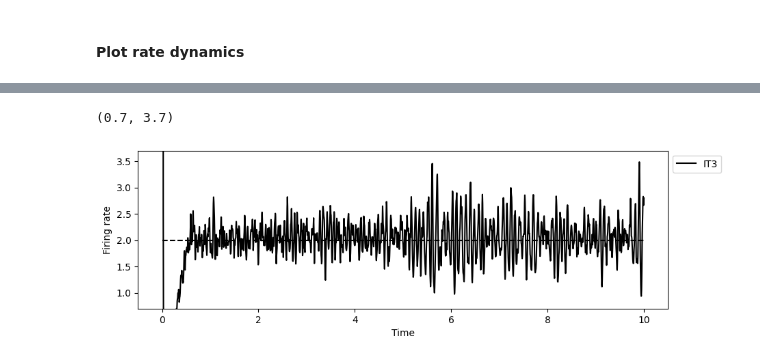
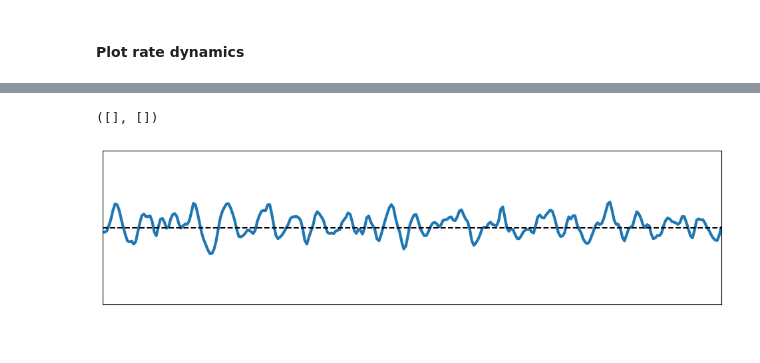
Before and after one commit to niknovikov19/A1-OUinp, a Jupyter notebook: exp_configs/batch_rxbkg_state1_mech1/net_newsec_ee_fade_var_seed/compare_rates.ipynb, the cells around one changed output, grey strips where cells are left out. Saved outputs shown, nothing was run; the diff lists cells and outputs as text; code cells hidden in the pictures.

```diff
--- a/exp_configs/batch_rxbkg_state1_mech1/net_newsec_ee_fade_var_seed/compare_rates.ipynb
+++ b/exp_configs/batch_rxbkg_state1_mech1/net_newsec_ee_fade_var_seed/compare_rates.ipynb
@@ -28,7 +28,7 @@ exp_names_sub = {
     #'full': 'exp_ctx_ee_1_nseed_15_t_7.0_10.0_wmult_0.25_ee_0.5',
     #'ee_surr': 'exp_ctx_ee_0_nseed_5_t_7.0_10.0_wmult_0.25_ee_0.5',
     #'ee_fade': 'exp_ctx_ee_fade_nseed_15_t_7.0_10.0_wmult_0.25_ee_0.5',
-    'thal_unconn': 'exp_thal_unconn_nseed_15_t_7.0_10.0_wmult_0.25_ee_0.5',
+    #'thal_unconn': 'exp_thal_unconn_nseed_15_t_7.0_10.0_wmult_0.25_ee_0.5',
     #'thal_ee_surr': 'exp_thal_ee_0_nseed_15_t_7.0_10.0_wmult_0.25_ee_0.5',
     #'re_tc_surr': 'exp_thal_ire_tc_0_nseed_15_t_7.0_10.0_wmult_0.25_ee_0.5',
     #'thal_any_tc_surr': 'exp_thal_pe_0_nseed_15_t_7.0_10.0_wmult_0.25_ee_0.5',
@@ -58,6 +58,15 @@ exp_names_sub = {
     #'a1_ee_fade': 'net_newsec_ctrl_var_seed/exp_a1_ee_fade_ictrl_0_nseed_15_t_10.0_15.0_wmult_0.25_ee_0.5',
     #'a1_full_thal_ictrl': 'net_newsec_ctrl_var_seed/exp_a1_full_nseed_15_t_10.0_15.0_ictrl_wmult_0.25_ee_0.5',
     #'a1_full': 'net_newsec_ctrl_var_seed/exp_a1_ee_full_ictrl_0_nseed_15_t_10.0_15.0_wmult_0.25_ee_0.5',
+    ###
+    #'a1_ee_fade_1': 'net_newsec_ctrl_var_seed/exp_a1_ee_fade_nseed_15_t_10.0_15.0_ictrl_wmult_0.25_ee_0.5',
+    'a1_ee_fade_0': 'net_newsec_var_seed/exp_a1_ee_fade_nseed_3_t_15.0_20.0_ictrl_wmult_0.25_ee_0.5',
+    'a1_ee_fade': 'net_newsec_var_seed/exp_a1_ee_fade_nseed_15_t_15.0_20.0_ictrl_wmult_0.25_ee_0.5',
+    #'a1_ee_0': 'net_newsec_var_seed/exp_a1_ee_0_nseed_3_t_15.0_20.0_ictrl_wmult_0.25_ee_0.5',
+    #'a1_ee_1': 'net_newsec_var_seed/exp_a1_ee_1_nseed_3_t_15.0_20.0_ictrl_wmult_0.25_ee_0.5',
+    #'a1_ee_1_irem_ire_0': 'net_newsec_ee_fade_var_seed/exp_a1_irem_ire_0_nseed_15_t_10.0_15.0_wmult_0.25_ee_0.5'
+    #'a1_ee_0_irem_ire_0': 'net_newsec_ee_fade_var_seed/exp_a1_ee_0_irem_ire_0_nseed_5_t_7.0_10.0_wmult_0.25_ee_0.5',
+    #'a1_ee_fade_irem_ire_0': 'exp_a1_ee_fade_irem_ire_0_nseed_15_t_10.0_15.0_wmult_0.25_ee_0.5'
 }
 
 # Load target firing rates
@@ -277,0 +619,2 @@ ax.legend()   #title='exp_label')
+# %%
+plt.rcParams['axes.prop_cycle'].by_key()['color']
@@ -281,8 +743,12 @@ ax.legend()   #title='exp_label')
 import pickle
 from analysis.ou_tuning import sim_res_proc_utils as proc
 
-fpath_data = Path('/ddn/niknovikov19/repo/A1_OUinp/exp_results/batch_rxbkg_state1_mech1/net_newsec_ee_fade_var_seed'
+#fpath_data = Path('/ddn/niknovikov19/repo/A1_OUinp/exp_results/batch_rxbkg_state1_mech1/net_newsec_ee_fade_var_seed'
                   #'/exp_ctx_unconn_nseed_15_t_7.0_10.0_wmult_0.25_ee_0.5/pkl/data_00001_seed_1001.pkl')
-                  '/exp_ctx_ee_fade_nseed_15_t_7.0_10.0_wmult_0.25_ee_0.5/pkl/data_00000_seed_1000.pkl')
+#                  '/exp_ctx_ee_fade_nseed_15_t_7.0_10.0_wmult_0.25_ee_0.5/pkl/data_00000_seed_1000.pkl')
+fpath_data = (dirpath_root / 'exp_results' / 'batch_rxbkg_state1_mech1' /
+              'net_newsec_var_seed' / 'exp_a1_ee_fade_nseed_3_t_15.0_20.0_ictrl_wmult_0.25_ee_0.5' /
+              'pkl' / 'data_00000_seed_1000.pkl')
+
 with open(fpath_data, 'rb') as fid:
     sim_res = pickle.load(fid)
@@ -294,23 +755,28 @@ Warning: Could not import rxdmath module
 # %%
 pop = 'IT3'
 
 # Compute rate dynamics
 r_data = proc.calc_rate_dynamics(
     sim_res, t_limits=(0, None), tau_smooth=0.005, pops_used=[pop])
 
-plt.figure(figsize=(10, 3))
+plt.figure(figsize=(12, 3))
 colors = plt.rcParams['axes.prop_cycle'].by_key()['color']
 
 tt, rr = r_data[pop]
 r0 = sim_res['simConfig']['target_rates'][pop]
-col = 'k'  #colors[0]
-plt.plot(tt, rr, label=pop, color=col)
-plt.plot([tt[0], tt[-1]], [r0, r0], '--', color=col)
+col = colors[0]
+plt.plot(tt, rr, label=pop, color=col, linewidth=3)
+plt.plot([tt[0], tt[-1]], [r0, r0], 'k--')
 
-plt.xlabel('Time')
-plt.ylabel('Firing rate')
-plt.legend(bbox_to_anchor=(1, 1))
-plt.ylim([0.7, 3.7])
+#plt.xlabel('Time')
+#plt.ylabel('Firing rate')
+#plt.legend(bbox_to_anchor=(1, 1))
+plt.ylim([0, 4])
+#plt.ylim([0, 40])
+plt.xlim(6, 7.5)
+#plt.xlim(13, 14.5)
+plt.xticks([])
+plt.yticks([])
 # %% [output]
-(0.7, 3.7)
+([], [])
-[figure, old version]
+[figure, new version]
```
Also changed, not shown: parts of 12 cells of this notebook, 3 other files.
